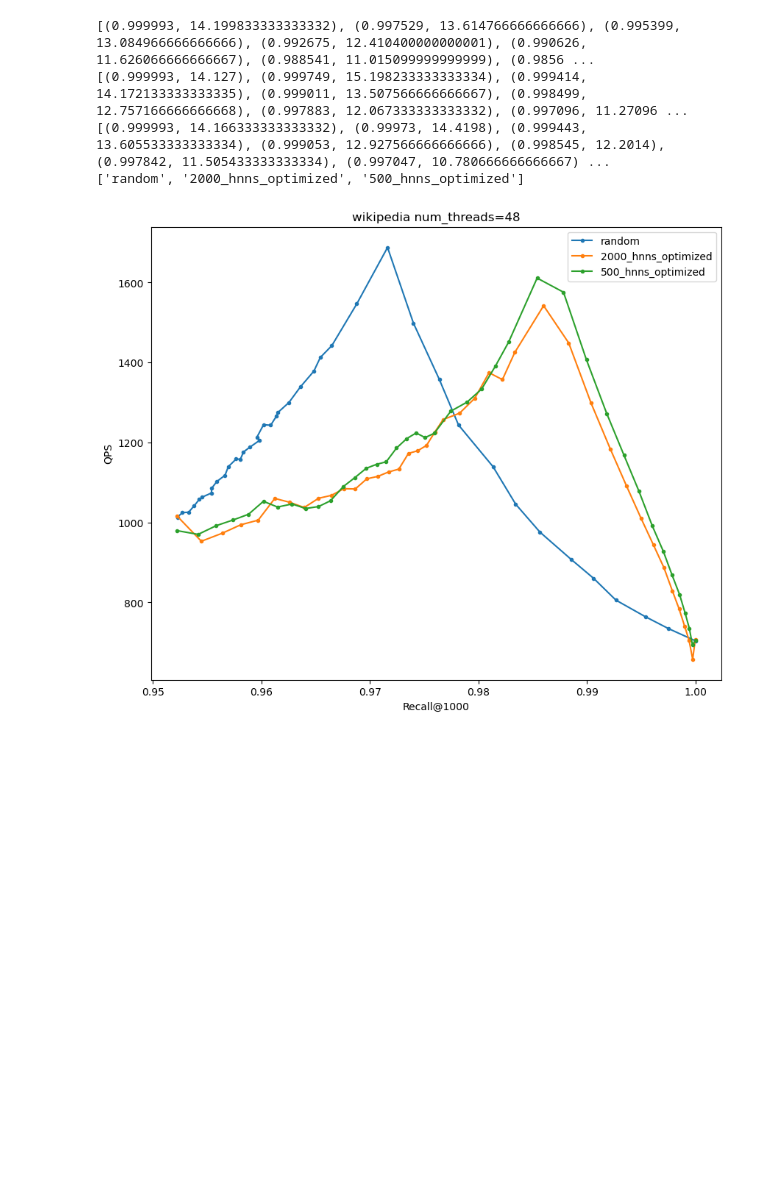
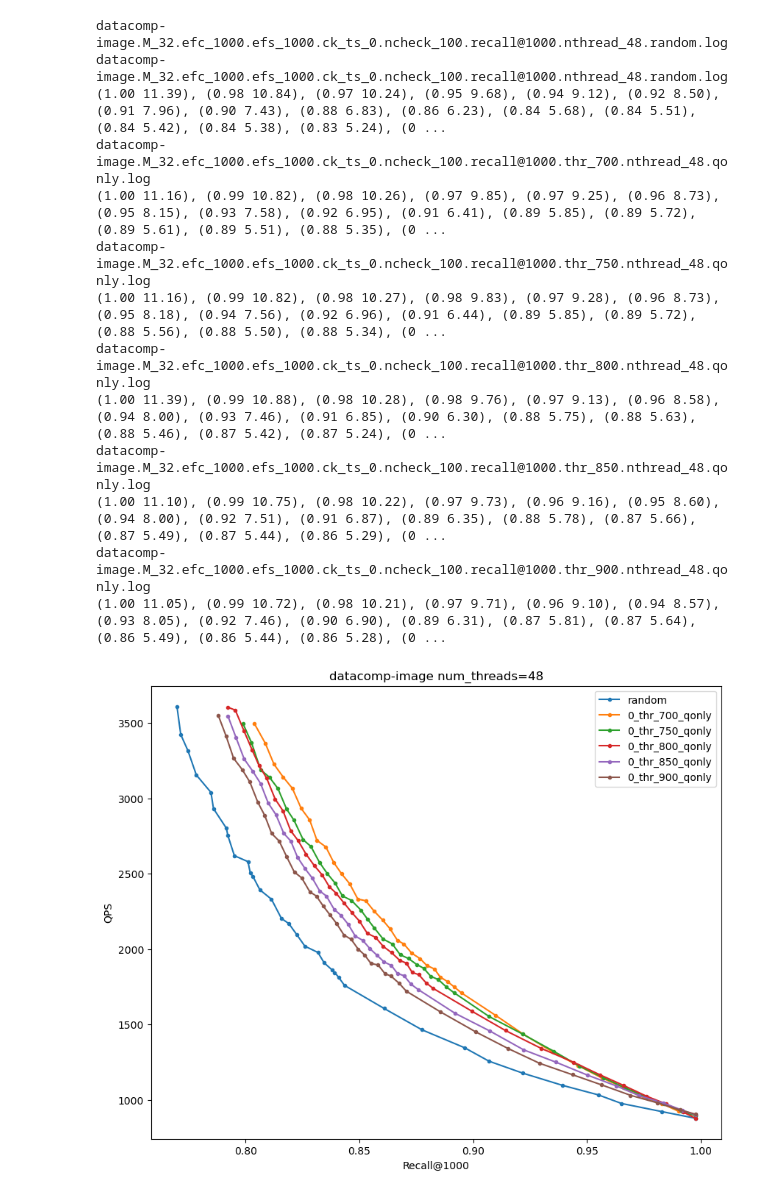
Before and after one commit to lcj2021/QDNNS, a Jupyter notebook: script/plot_qps_recall.ipynb, the cells around one changed output. Saved outputs shown, nothing was run; the diff lists cells and outputs as text; code cells hidden in the pictures; blank space fills up the shorter version.

Commit message:
[feats] hnns_qonly & support for datacomp-t2i (cross-modality retrieval)

```diff
--- a/script/plot_qps_recall.ipynb
+++ b/script/plot_qps_recall.ipynb
@@ -4,8 +4,9 @@ import numpy as np
 import json
 import matplotlib.pyplot as plt
 
+dataset = 'wikipedia'
 dataset = 'deep100m'
-dataset = 'wikipedia'
+dataset = 'datacomp-image'
 log_path = "/home/zhengweiguo/liuchengjun/HybridNNS/log/"
 config = json.loads(open('config.json').read())
 M, efs = config[dataset]["M"], config[dataset]["efs"]
@@ -18,6 +19,7 @@ num_threads = 48
 plt.figure(figsize=(10, 8))
 
 def get_recall_time(prefix):
+    print(prefix)
     recall_time = []
     logfile_path = os.path.join(log_path, prefix)
     with open(logfile_path, 'r') as f:
@@ -25,7 +27,7 @@ def get_recall_time(prefix):
         curr = []
         for line in lines:
             if 'model_path' in line: continue
-            if 'Search time: ' in line:
+            if 'E2E time: ' in line:
                 curr.append(float(line.split(': ')[1]))
             elif f'Recall@{k}' in line:
                 avg = np.mean(curr)
@@ -34,23 +36,34 @@ def get_recall_time(prefix):
                 curr.append(float(line.split(': ')[1]))
                 recall_time.append((curr[1], curr[0]))
                 curr = []
-    print(recall_time)
+    def pareto_frontier(points):
+        # Sort the points by recall (descending) then by E2E time (ascending)
+        points = sorted(points, key=lambda x: (-x[0], x[1]))
+        frontier = []
+        for point in points:
+            if len(frontier) == 0 or point[1] < frontier[-1][1]:
+                frontier.append(point)
+        return frontier
+    recall_time = pareto_frontier(recall_time)
+    print(prefix)
+    for recall, time in recall_time:
+        print(f'({recall:.2f} {time:.2f})', end=', ')
     plt.plot([x[0] for x in recall_time], [10000 / x[1] for x in recall_time], '.-')
     return recall_time
 
 legends = []
 
 method = 'random'
-ck_ts = 2000
+ck_ts = 0
 prefix = f'{dataset}.M_{M}.efc_{efc}.efs_{efs}.ck_ts_{ck_ts}.ncheck_100.recall@{k}.nthread_{num_threads}.{method}.log'
 recall_time_random = get_recall_time(prefix)
 legends.append(f'{method}')
 
-method = 'hnns_optimized'
-ck_ts = 2000
-prefix = f'{dataset}.M_{M}.efc_{efc}.efs_{efs}.ck_ts_{ck_ts}.ncheck_100.recall@{k}.nthread_{num_threads}.{method}.log'
-recall_time_hnns_optimized_ck_ts_2000 = get_recall_time(prefix)
-legends.append(f'{ck_ts}_{method}')
+# method = 'hnns_optimized'
+# ck_ts = 2000
+# prefix = f'{dataset}.M_{M}.efc_{efc}.efs_{efs}.ck_ts_{ck_ts}.ncheck_100.recall@{k}.nthread_{num_threads}.{method}.log'
+# recall_time_hnns_optimized_ck_ts_2000 = get_recall_time(prefix)
+# legends.append(f'{ck_ts}_{method}')
 
 # method = 'hnns_optimized'
 # ck_ts = 1000
@@ -58,40 +71,57 @@ legends.append(f'{ck_ts}_{method}')
 # recall_time_hnns_optimized_ck_ts_1000 = get_recall_time(prefix)
 # legends.append(f'{ck_ts}_{method}')
 
-method = 'hnns_optimized'
-ck_ts = 500
-prefix = f'{dataset}.M_{M}.efc_{efc}.efs_{efs}.ck_ts_{ck_ts}.ncheck_100.recall@{k}.nthread_{num_threads}.{method}.log'
-recall_time_hnns_optimized_ck_ts_1000 = get_recall_time(prefix)
-legends.append(f'{ck_ts}_{method}')
+# method = 'hnns_optimized'
+# ck_ts = 500
+# prefix = f'{dataset}.M_{M}.efc_{efc}.efs_{efs}.ck_ts_{ck_ts}.ncheck_100.recall@{k}.nthread_{num_threads}.{method}.log'
+# recall_time_hnns_optimized_ck_ts_1000 = get_recall_time(prefix)
+# legends.append(f'{ck_ts}_{method}')
+
+method = 'qonly'
+ck_ts = 0
+for thr in range(700, 920, 50):
+    prefix = f'{dataset}.M_{M}.efc_{efc}.efs_{efs}.ck_ts_{ck_ts}.ncheck_100.recall@{k}.thr_{thr}.nthread_{num_threads}.{method}.log'
+    recall_time_hnns_optimized_ck_ts_1000 = get_recall_time(prefix)
+    legends.append(f'{ck_ts}_thr_{thr}_{method}')
+
 
 # method = 'hnns'
 # ck_ts = 2000
 # prefix = f'{dataset}.M_{M}.efc_{efc}.efs_{efs}.ck_ts_{ck_ts}.ncheck_100.recall@{k}.nthread_{num_threads}.{method}.log'
 # recall_time_hnns = get_recall_time(prefix)
 # legends.append(f'{ck_ts}_{method}')
 
 print(legends)
 
 
 # ax1 = plt.axes([0.1, 0.1, 0.8, 0.8])  # [left, bottom, width, height]
 # plt.plot([x[0] for x in recall_time_hnns], [10000 / x[1] for x in recall_time_hnns], 'b*-')
 # plt.plot([x[0] for x in recall_time_hnns_optimized], [10000 / x[1] for x in recall_time_hnns_optimized], 'g*-')
 plt.legend(legends)
 # plt.legend(['random', 'hnns'])
 plt.xlabel(f'Recall@1000')
 plt.title(f'{dataset} num_threads={num_threads}')
 plt.ylabel('QPS')
 
 # ax2 = plt.axes([0.05, 0.6, 0.2, 0.3])  # [left, bottom, width, height]，放置在左上角
 # x_zoom_random = [x for x in recall_time_random if 0.998 <= x[0] <= 1.000]
 # x_zoom_hnns = [x for x in recall_time_hnns if 0.998 <= x[0] <= 1.000]
 # plt.plot([x[0] for x in x_zoom_random], [10000 / x[1] for x in x_zoom_random], 'r*-')
 # plt.plot([x[0] for x in x_zoom_hnns], [10000 / x[1] for x in x_zoom_hnns], 'b*-')
 
 plt.show()
 # %% [output]
-[(0.999993, 14.199833333333332), (0.997529, 13.614766666666666), (0.995399, 13.084966666666666), (0.992675, 12.410400000000001), (0.990626, 11.626066666666667), (0.988541, 11.015099999999999), (0.9856 ...
-[(0.999993, 14.127), (0.999749, 15.198233333333334), (0.999414, 14.172133333333335), (0.999011, 13.507566666666667), (0.998499, 12.757166666666668), (0.997883, 12.067333333333332), (0.997096, 11.27096 ...
-[(0.999993, 14.166333333333332), (0.99973, 14.4198), (0.999443, 13.605533333333334), (0.999053, 12.927566666666666), (0.998545, 12.2014), (0.997842, 11.505433333333334), (0.997047, 10.780666666666667) ...
-['random', '2000_hnns_optimized', '500_hnns_optimized']
+datacomp-image.M_32.efc_1000.efs_1000.ck_ts_0.ncheck_100.recall@1000.nthread_48.random.log
+datacomp-image.M_32.efc_1000.efs_1000.ck_ts_0.ncheck_100.recall@1000.nthread_48.random.log
+(1.00 11.39), (0.98 10.84), (0.97 10.24), (0.95 9.68), (0.94 9.12), (0.92 8.50), (0.91 7.96), (0.90 7.43), (0.88 6.83), (0.86 6.23), (0.84 5.68), (0.84 5.51), (0.84 5.42), (0.84 5.38), (0.83 5.24), (0 ...
+datacomp-image.M_32.efc_1000.efs_1000.ck_ts_0.ncheck_100.recall@1000.thr_700.nthread_48.qonly.log
+(1.00 11.16), (0.99 10.82), (0.98 10.26), (0.97 9.85), (0.97 9.25), (0.96 8.73), (0.95 8.15), (0.93 7.58), (0.92 6.95), (0.91 6.41), (0.89 5.85), (0.89 5.72), (0.89 5.61), (0.89 5.51), (0.88 5.35), (0 ...
+datacomp-image.M_32.efc_1000.efs_1000.ck_ts_0.ncheck_100.recall@1000.thr_750.nthread_48.qonly.log
+(1.00 11.16), (0.99 10.82), (0.98 10.27), (0.98 9.83), (0.97 9.28), (0.96 8.73), (0.95 8.18), (0.94 7.56), (0.92 6.96), (0.91 6.44), (0.89 5.85), (0.89 5.72), (0.88 5.56), (0.88 5.50), (0.88 5.34), (0 ...
+datacomp-image.M_32.efc_1000.efs_1000.ck_ts_0.ncheck_100.recall@1000.thr_800.nthread_48.qonly.log
+(1.00 11.39), (0.99 10.88), (0.98 10.28), (0.98 9.76), (0.97 9.13), (0.96 8.58), (0.94 8.00), (0.93 7.46), (0.91 6.85), (0.90 6.30), (0.88 5.75), (0.88 5.63), (0.88 5.46), (0.87 5.42), (0.87 5.24), (0 ...
+datacomp-image.M_32.efc_1000.efs_1000.ck_ts_0.ncheck_100.recall@1000.thr_850.nthread_48.qonly.log
+(1.00 11.10), (0.99 10.75), (0.98 10.22), (0.97 9.73), (0.96 9.16), (0.95 8.60), (0.94 8.00), (0.92 7.51), (0.91 6.87), (0.89 6.35), (0.88 5.78), (0.87 5.66), (0.87 5.49), (0.87 5.44), (0.86 5.29), (0 ...
+datacomp-image.M_32.efc_1000.efs_1000.ck_ts_0.ncheck_100.recall@1000.thr_900.nthread_48.qonly.log
+(1.00 11.05), (0.99 10.72), (0.98 10.21), (0.97 9.71), (0.96 9.10), (0.94 8.57), (0.93 8.05), (0.92 7.46), (0.90 6.90), (0.89 6.31), (0.87 5.81), (0.87 5.64), (0.86 5.49), (0.86 5.44), (0.86 5.28), (0 ...
-[figure, old version]
+[figure, new version]
```
Also changed, not shown: 10 other files.
